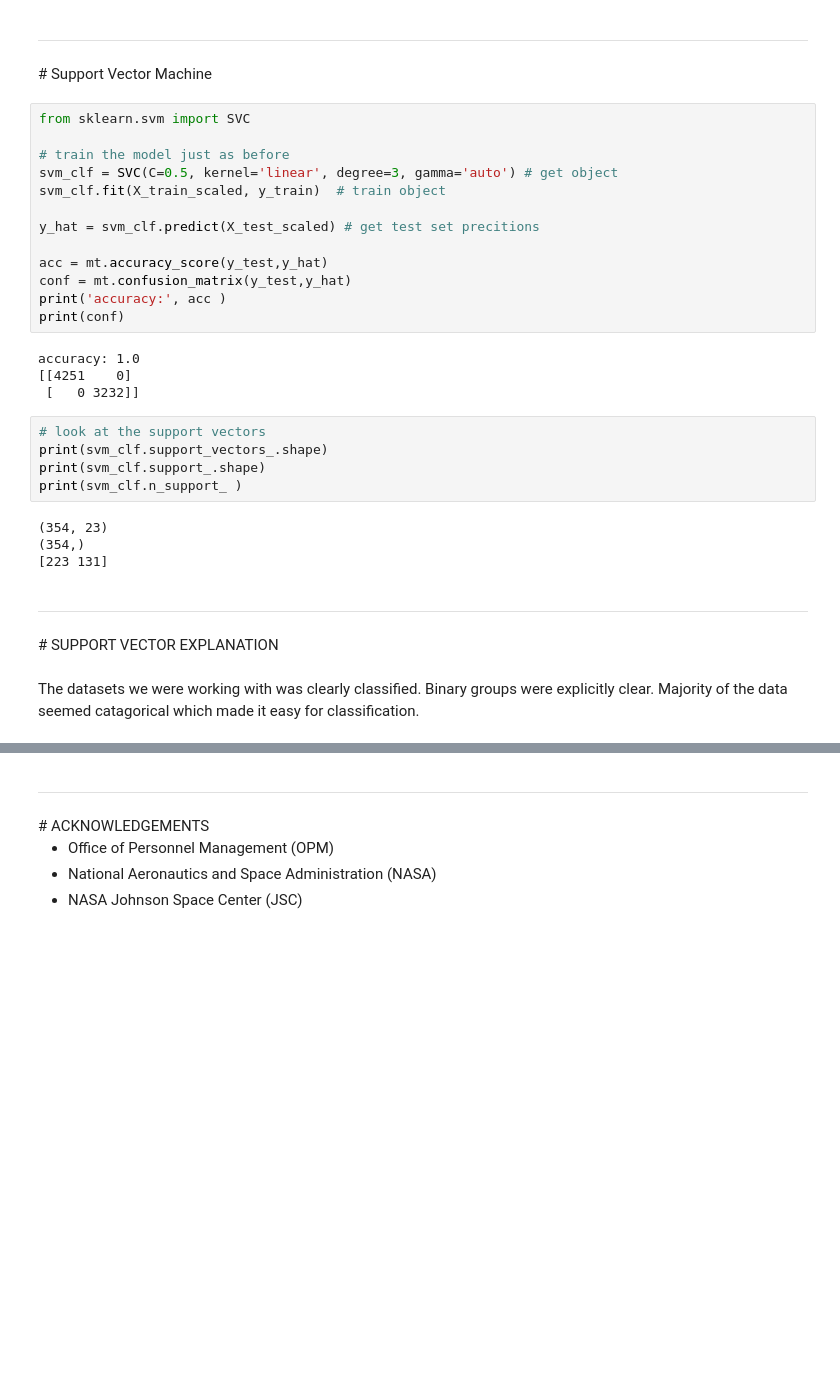
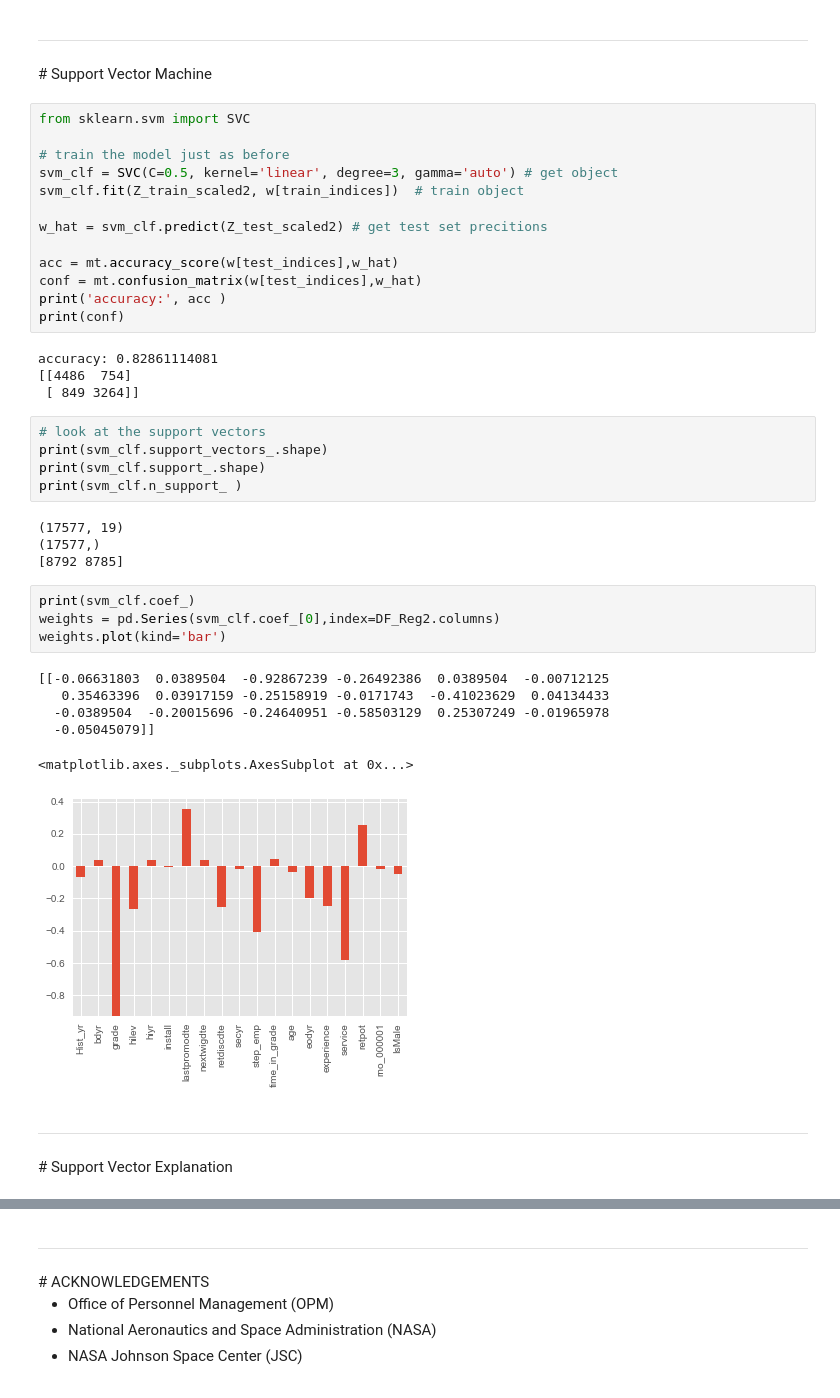
Before and after one commit to wkerneck/DataMiningClass, a Jupyter notebook: 7331_Data_Mining_Mini_Lab_RESUBMISSION.ipynb, the cells around one changed output, grey strips where cells are left out. Cells and saved outputs as stored; diff of their text form; blank space fills up the shorter version.

```diff
--- a/7331_Data_Mining_Mini_Lab_RESUBMISSION.ipynb
+++ b/7331_Data_Mining_Mini_Lab_RESUBMISSION.ipynb
@@ -628,31 +630,40 @@ from sklearn.svm import SVC
 
 # train the model just as before
 svm_clf = SVC(C=0.5, kernel='linear', degree=3, gamma='auto') # get object
-svm_clf.fit(X_train_scaled, y_train)  # train object
+svm_clf.fit(Z_train_scaled2, w[train_indices])  # train object
 
-y_hat = svm_clf.predict(X_test_scaled) # get test set precitions
+w_hat = svm_clf.predict(Z_test_scaled2) # get test set precitions
 
-acc = mt.accuracy_score(y_test,y_hat)
-conf = mt.confusion_matrix(y_test,y_hat)
+acc = mt.accuracy_score(w[test_indices],w_hat)
+conf = mt.confusion_matrix(w[test_indices],w_hat)
 print('accuracy:', acc )
 print(conf)
 # %% [output]
-accuracy: 1.0
-[[4251    0]
- [   0 3232]]
+accuracy: 0.82861114081
+[[4486  754]
+ [ 849 3264]]
 # %%
 # look at the support vectors
 print(svm_clf.support_vectors_.shape)
 print(svm_clf.support_.shape)
 print(svm_clf.n_support_ )
 # %% [output]
-(354, 23)
-(354,)
-[223 131]
+(17577, 19)
+(17577,)
+[8792 8785]
+# %%
+print(svm_clf.coef_)
+weights = pd.Series(svm_clf.coef_[0],index=DF_Reg2.columns)
+weights.plot(kind='bar')
+# %% [output]
+[[-0.06631803  0.0389504  -0.92867239 -0.26492386  0.0389504  -0.00712125
+   0.35463396  0.03917159 -0.25158919 -0.0171743  -0.41023629  0.04134433
+  -0.0389504  -0.20015696 -0.24640951 -0.58503129  0.25307249 -0.01965978
+  -0.05045079]]
+<matplotlib.axes._subplots.AxesSubplot at 0x...>
+[figure, added]
 # %% [markdown]
 ---
 
 <div id='sve'/>
-# SUPPORT VECTOR EXPLANATION
+# Support Vector Explanation
-# %% [markdown]
-The datasets we were working with was clearly classified. Binary groups were explicitly clear. Majority of the data seemed catagorical which made it easy for classification.
```
Also changed, not shown: parts of 13 cells of this notebook.
